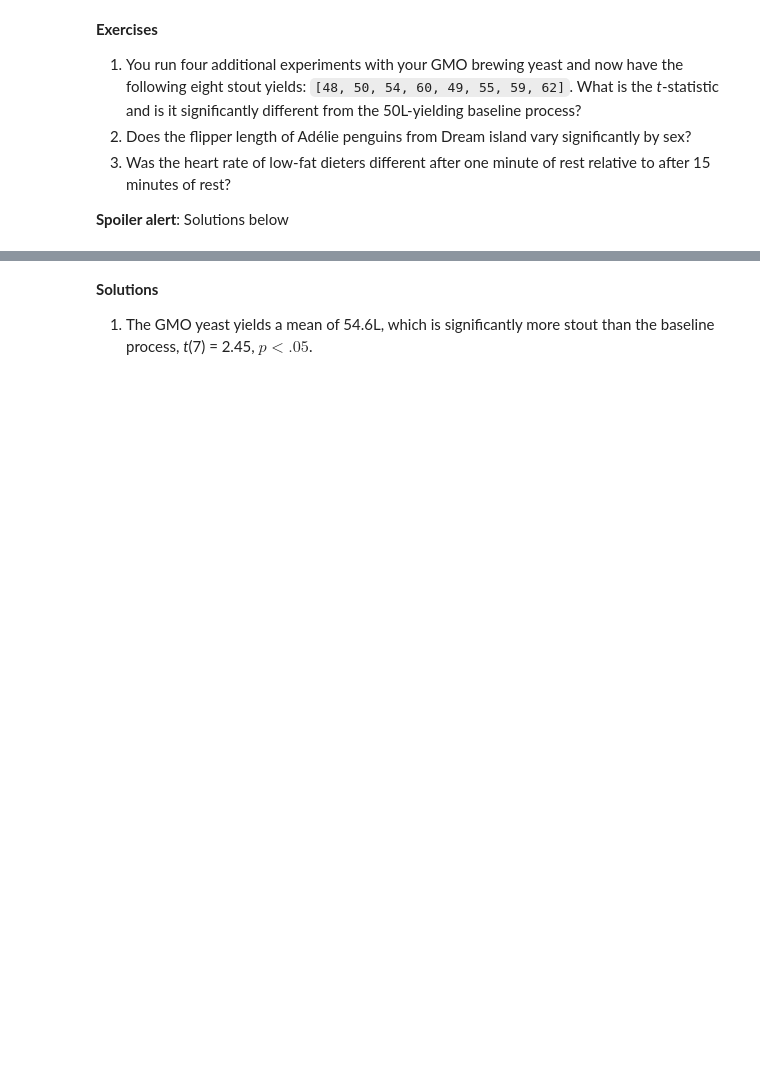
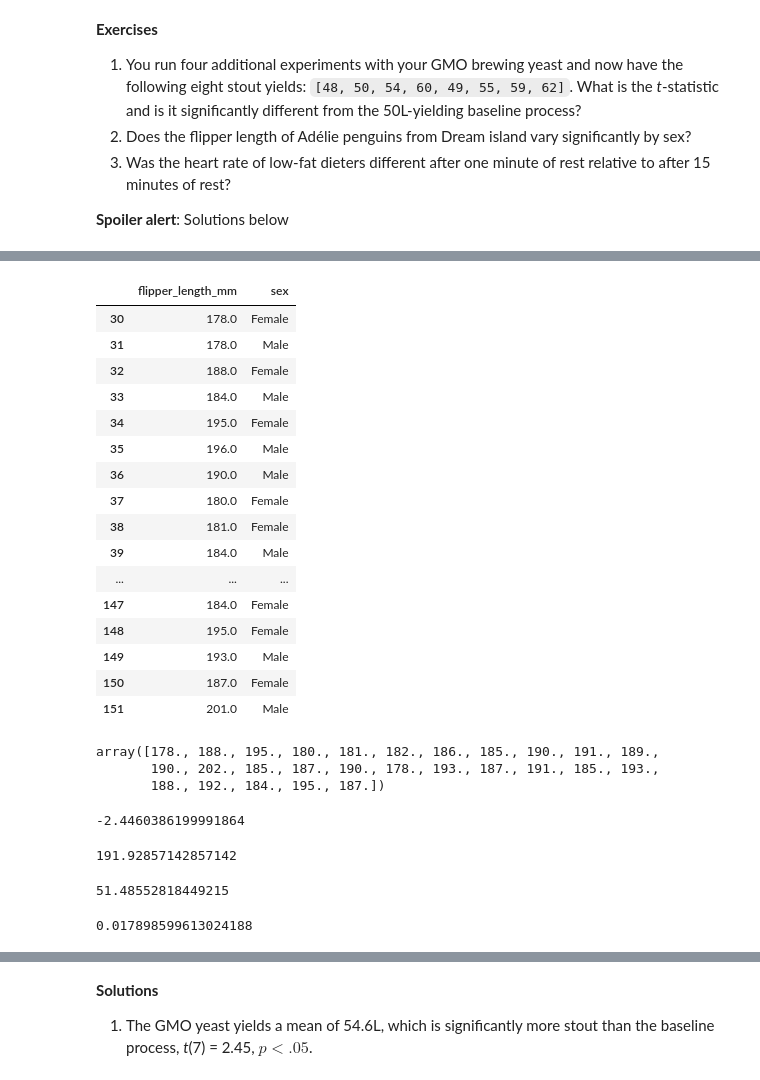
Before and after one commit to pedromvba/ML-foundations, a Jupyter notebook: notebooks/6-statistics.ipynb, the cells around one changed output, grey strips where cells are left out. Saved outputs shown, nothing was run; the diff lists cells and outputs as text; code cells hidden in the pictures; blank space fills up the shorter version.

```diff
--- a/notebooks/6-statistics.ipynb
+++ b/notebooks/6-statistics.ipynb
@@ -946,0 +980,55 @@ TtestResult(statistic=0.5729114862838532, pvalue=0.5826164805627767, df=7.911504
+# %%
+selection = penguins[(penguins['species']=='Adelie') & (penguins['island']=='Dream')]
+selection = selection[['flipper_length_mm', 'sex']]
+selection
+# %% [output]
+|  | flipper_length_mm | sex |
+| 30 | 178.0 | Female |
+| 31 | 178.0 | Male |
+| 32 | 188.0 | Female |
+| 33 | 184.0 | Male |
+| 34 | 195.0 | Female |
+| 35 | 196.0 | Male |
+| 36 | 190.0 | Male |
+| 37 | 180.0 | Female |
+| 38 | 181.0 | Female |
+| 39 | 184.0 | Male |
+| ... | ... | ... |
+| 147 | 184.0 | Female |
+| 148 | 195.0 | Female |
+| 149 | 193.0 | Male |
+| 150 | 187.0 | Female |
+| 151 | 201.0 | Male |
+# %%
+male_array = selection[selection['sex']=='Male']['flipper_length_mm'].to_numpy()
+female_array = selection[selection['sex']=='Female']['flipper_length_mm'].to_numpy()
+female_array
+# %% [output]
+array([178., 188., 195., 180., 181., 182., 186., 185., 190., 191., 189.,
+       190., 202., 185., 187., 190., 178., 193., 187., 191., 185., 193.,
+       188., 192., 184., 195., 187.])
+# %%
+fbar = np.mean(female_array)
+mbar = np.mean(male_array)
+sf = female_array.var(ddof=1)
+sm = male_array.var(ddof=1)
+nf = female_array.size
+nm = male_array.size
+t = (fbar - mbar) / (sf / nf + sm / nm) ** (1 / 2)
+t
+# %% [output]
+-2.4460386199991864
+# %%
+mbar
+# %% [output]
+191.92857142857142
+# %%
+degrees_of_freedom = ws_eqn(sf,sm,nf,nm)
+degrees_of_freedom
+# %% [output]
+51.48552818449215
+# %%
+p = 2 * st.t.cdf(-abs(t), degrees_of_freedom) # or p_from_t(t, df+1)
+p
+# %% [output]
+0.017898599613024188
```
Also changed, not shown: parts of 12 cells of this notebook.
